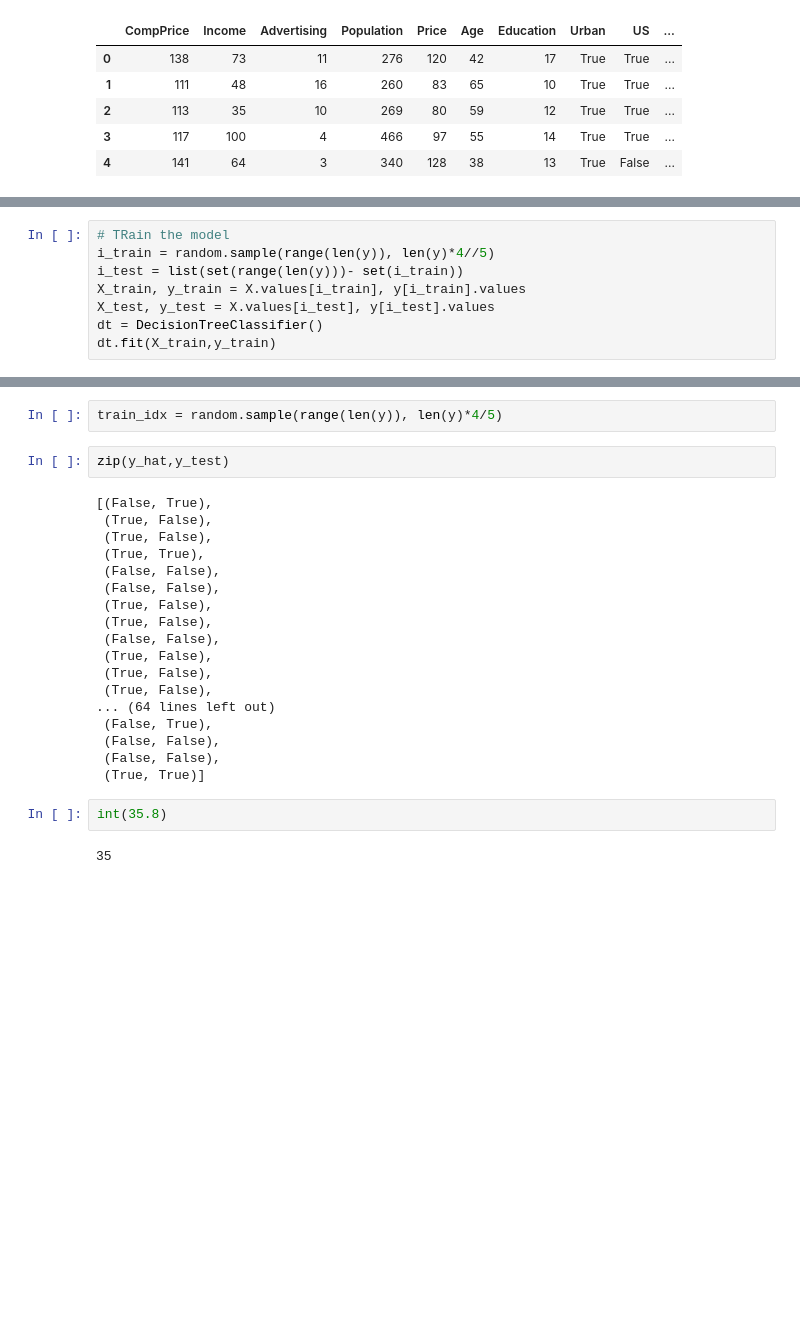
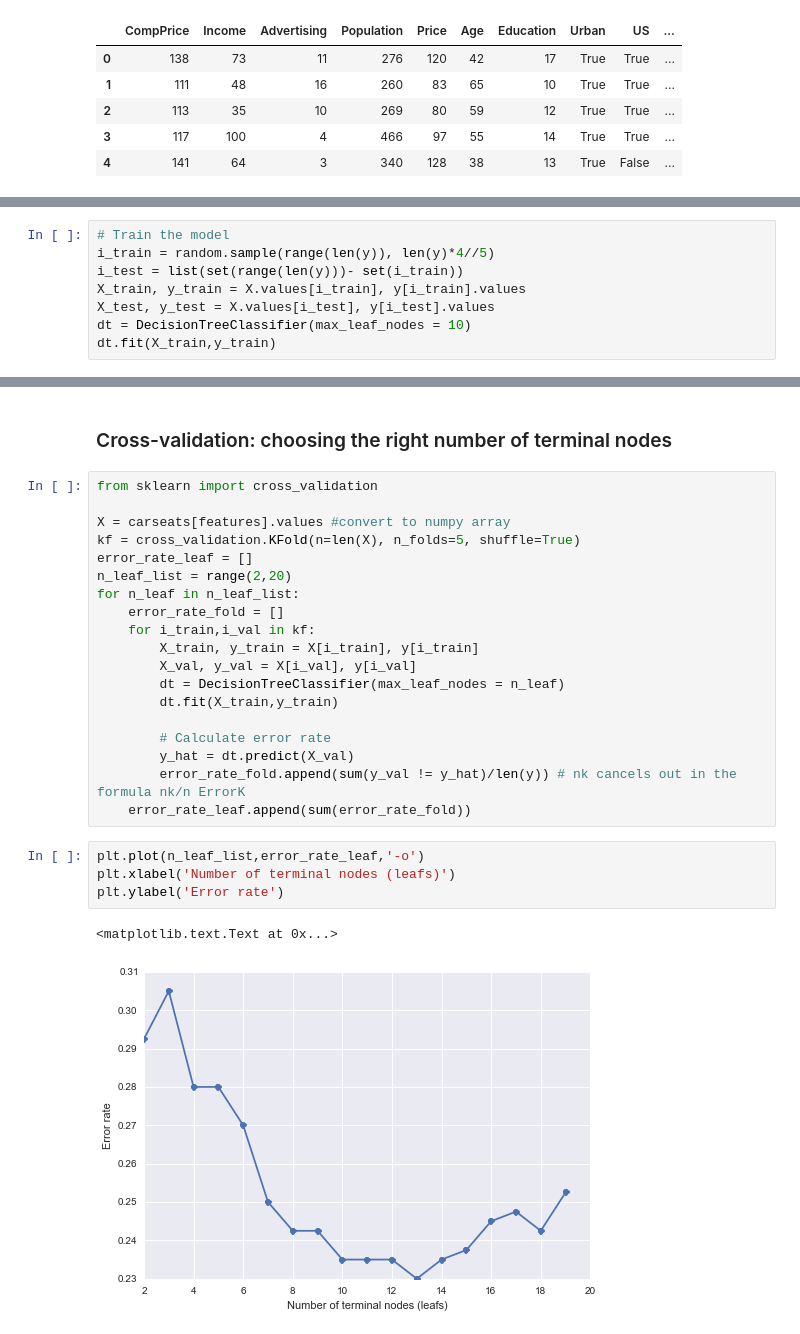
Before and after one commit to lfjover/intro_stat_learning, a Jupyter notebook: decision_trees.ipynb, the cells around one changed output, grey strips where cells are left out. Saved outputs shown, nothing was run; the diff lists cells and outputs as text; blank space fills up the shorter version.

```diff
--- a/decision_trees.ipynb
+++ b/decision_trees.ipynb
@@ -55,10 +58,10 @@ X.head()
 # %%
-# TRain the model
+# Train the model
 i_train = random.sample(range(len(y)), len(y)*4//5)
 i_test = list(set(range(len(y)))- set(i_train))
 X_train, y_train = X.values[i_train], y[i_train].values
 X_test, y_test = X.values[i_test], y[i_test].values
-dt = DecisionTreeClassifier()
+dt = DecisionTreeClassifier(max_leaf_nodes = 10)
 dt.fit(X_train,y_train)
 # %% [output]
 DecisionTreeClassifier(class_weight=None, criterion='gini', max_depth=None,
@@ -91,26 +94,28 @@ with open('dt_test.dot', 'w') as f:
-# %%
-train_idx = random.sample(range(len(y)), len(y)*4/5)
-# %%
-zip(y_hat,y_test)
-# %% [output]
-[(False, True),
- (True, False),
- (True, False),
- (True, True),
- (False, False),
- (False, False),
- (True, False),
- (True, False),
- (False, False),
- (True, False),
- (True, False),
- (True, False),
-... (64 lines left out)
- (False, True),
- (False, False),
- (False, False),
- (True, True)]
-# %%
-int(35.8)
-# %% [output]
-35
+# %% [markdown]
+### Cross-validation: choosing the right number of terminal nodes
+# %%
+from sklearn import cross_validation
+
+X = carseats[features].values #convert to numpy array
+kf = cross_validation.KFold(n=len(X), n_folds=5, shuffle=True)
+error_rate_leaf = []
+n_leaf_list = range(2,20)
+for n_leaf in n_leaf_list:
+    error_rate_fold = []
+    for i_train,i_val in kf:
+        X_train, y_train = X[i_train], y[i_train]
+        X_val, y_val = X[i_val], y[i_val]
+        dt = DecisionTreeClassifier(max_leaf_nodes = n_leaf)
+        dt.fit(X_train,y_train)
+
+        # Calculate error rate
+        y_hat = dt.predict(X_val)
+        error_rate_fold.append(sum(y_val != y_hat)/len(y)) # nk cancels out in the formula nk/n ErrorK
+    error_rate_leaf.append(sum(error_rate_fold))
+# %%
+plt.plot(n_leaf_list,error_rate_leaf,'-o')
+plt.xlabel('Number of terminal nodes (leafs)')
+plt.ylabel('Error rate')
+# %% [output]
+<matplotlib.text.Text at 0x...>
+[figure, added]
```
Also changed, not shown: parts of 10 cells of this notebook, 3 other files.
